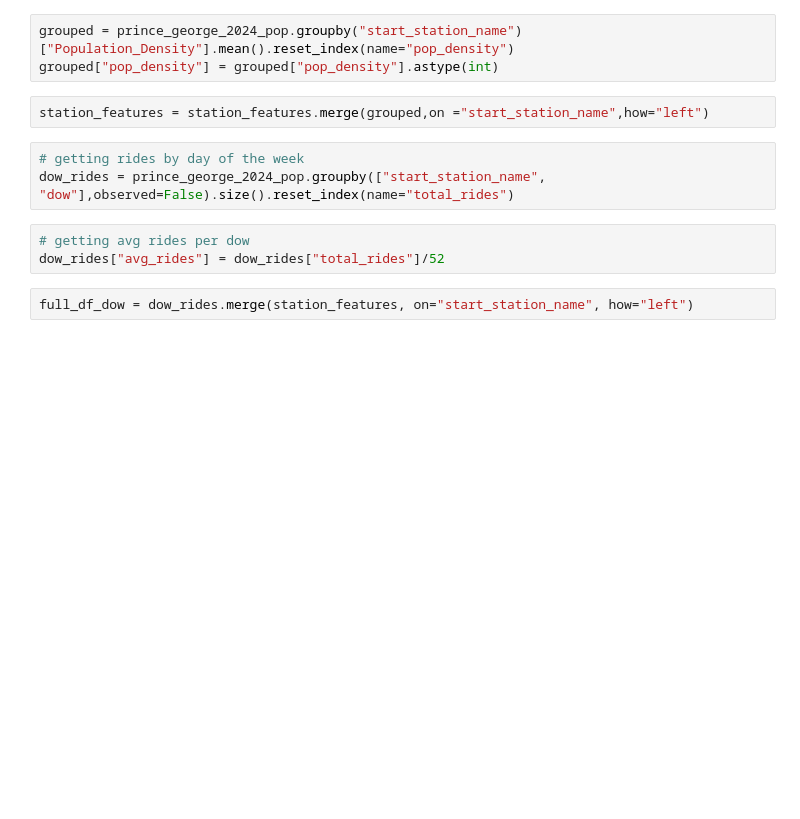
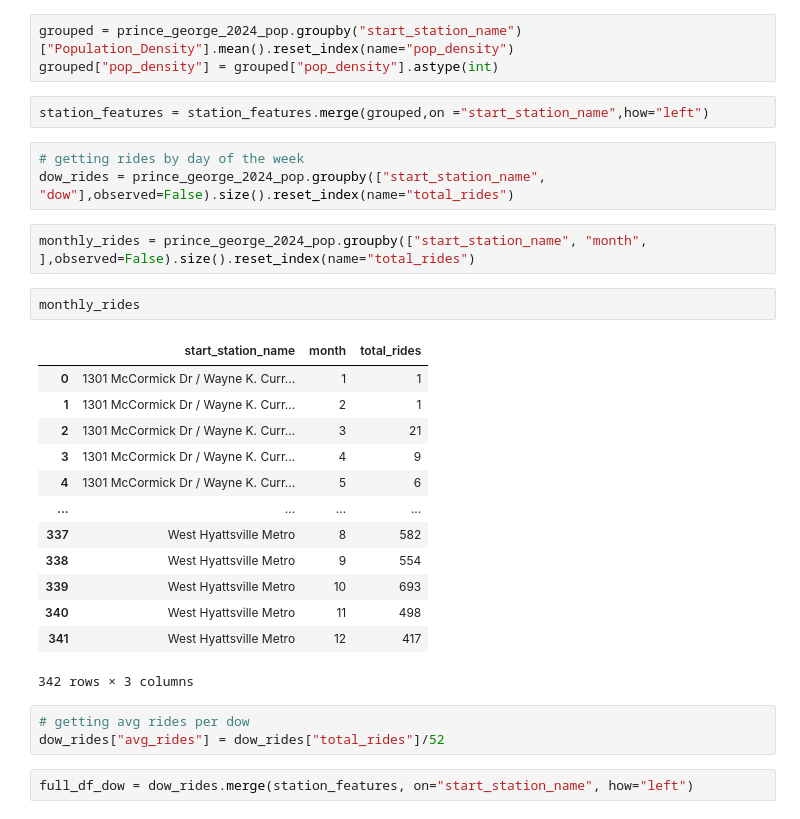
Before and after one commit to pabs-llama/projects, a Jupyter notebook: project_3_ capitalbikeshare/linear_regression_pg.ipynb, the cells around one changed output. Saved outputs shown, nothing was run; the diff lists cells and outputs as text; blank space fills up the shorter version.

```diff
--- a/project_3_ capitalbikeshare/linear_regression_pg.ipynb
+++ b/project_3_ capitalbikeshare/linear_regression_pg.ipynb
@@ -804,6 +804,24 @@ station_features = station_features.merge(grouped,on ="start_station_name",how="
 # %%
 # getting rides by day of the week
 dow_rides = prince_george_2024_pop.groupby(["start_station_name", "dow"],observed=False).size().reset_index(name="total_rides")
+# %%
+monthly_rides = prince_george_2024_pop.groupby(["start_station_name", "month", ],observed=False).size().reset_index(name="total_rides")
+# %%
+monthly_rides
+# %% [output]
+|  | start_station_name | month | total_rides |
+| 0 | 1301 McCormick Dr / Wayne K. Curr... | 1 | 1 |
+| 1 | 1301 McCormick Dr / Wayne K. Curr... | 2 | 1 |
+| 2 | 1301 McCormick Dr / Wayne K. Curr... | 3 | 21 |
+| 3 | 1301 McCormick Dr / Wayne K. Curr... | 4 | 9 |
+| 4 | 1301 McCormick Dr / Wayne K. Curr... | 5 | 6 |
+| ... | ... | ... | ... |
+| 337 | West Hyattsville Metro | 8 | 582 |
+| 338 | West Hyattsville Metro | 9 | 554 |
+| 339 | West Hyattsville Metro | 10 | 693 |
+| 340 | West Hyattsville Metro | 11 | 498 |
+| 341 | West Hyattsville Metro | 12 | 417 |
+342 rows × 3 columns
 # %%
 # getting avg rides per dow
 dow_rides["avg_rides"] = dow_rides["total_rides"]/52
```
Also changed, not shown: parts of 32 cells of this notebook, 1 other file.
